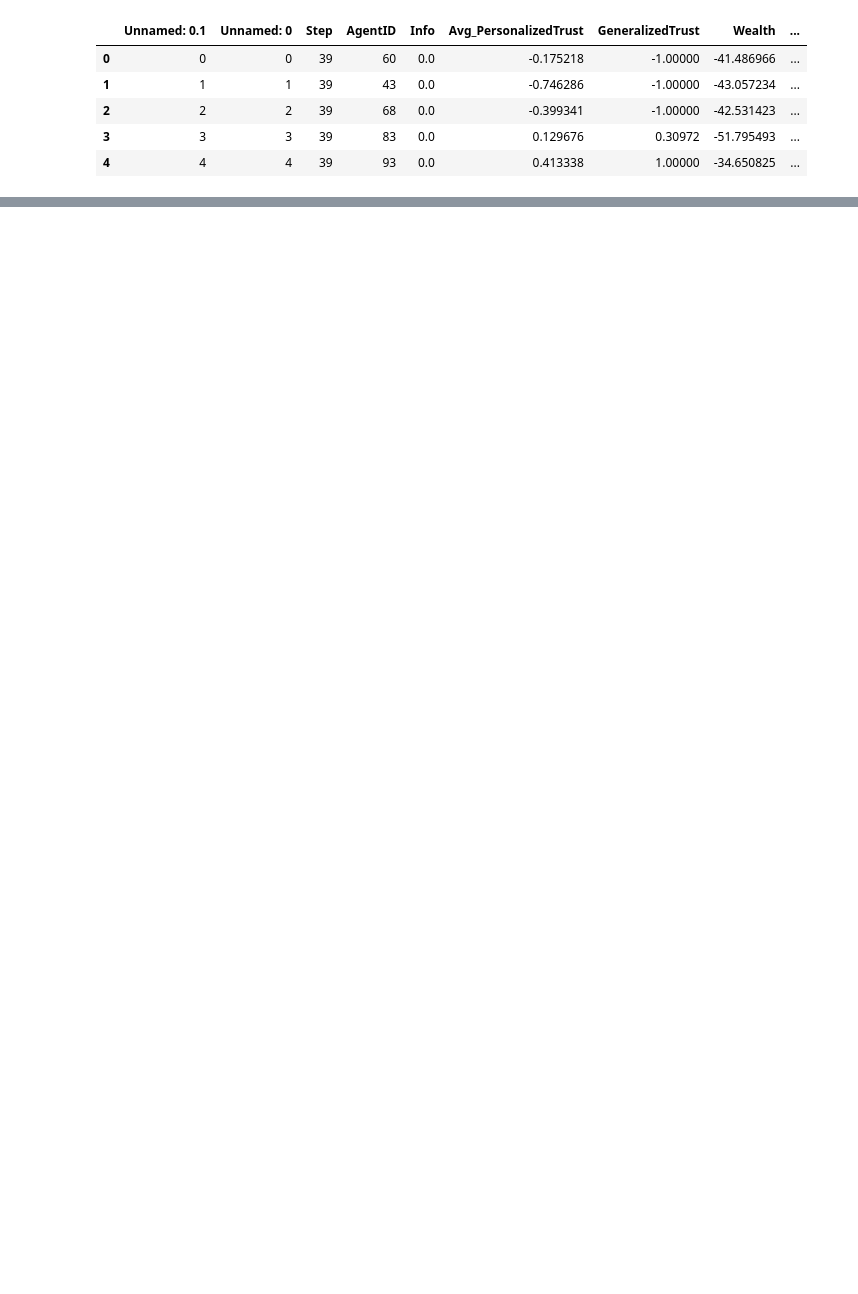
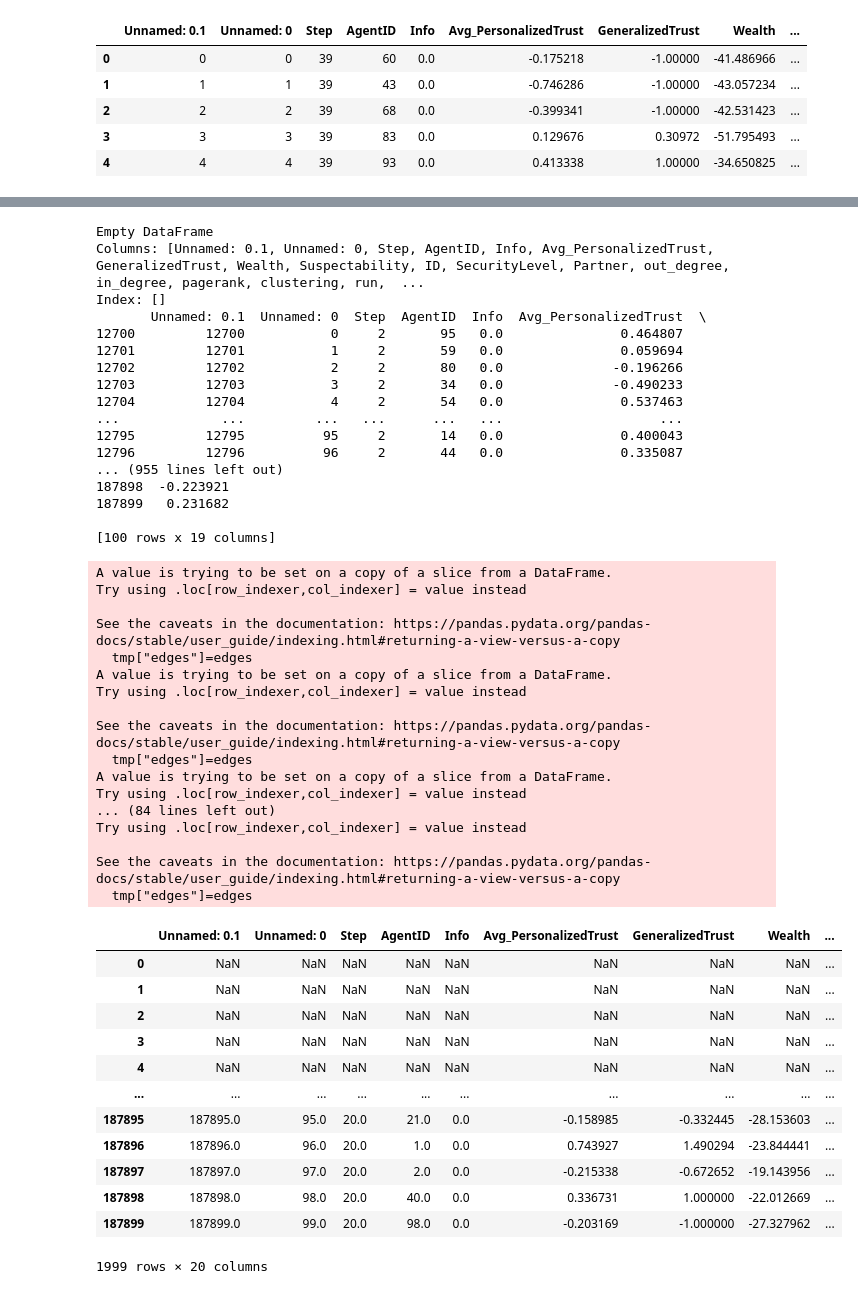
Before and after one commit to simstuff/abm_HS5, a Jupyter notebook: analysis.ipynb, the cells around one changed output, grey strips where cells are left out. Cells and saved outputs as stored; diff of their text form; code cells hidden in the pictures; blank space fills up the shorter version.

Commit message:
update data prep

```diff
--- a/analysis.ipynb
+++ b/analysis.ipynb
@@ -24,9 +23,13 @@ import glob
 path="/home/niklas/Documents/Studium_Uni_Bamberg/Semester4/PWM-PT-HS5/data"
 
 def load_network_data(path):
+    paths=[]
     for i,folder in enumerate(sorted(os.listdir(path),key=lambda x:int(x))):
         os.chdir(path+'/{}'.format(str(i+1)))
-        paths=glob.glob(os.path.join(path,folder,'network_data.{}'.format("csv")))
-        print(paths)
-load_network_data(path)
+        fpath=glob.glob(os.path.join(path,folder,'network_data.{}'.format("csv")))
+        paths.append(fpath)
+    return paths
+n_data=load_network_data(path)
+n_df=pd.read_csv(n_data[1][0])
+n_df.head()
 # %% [output]
@@ -64,0 +42,67 @@ AttributeError: module 'pandas' has no attribute 'read'
+# %%
+# combine dfs
+def combine_dfs(data,n_data):
+    df=pd.DataFrame()
+    j=1
+    for i, nd in enumerate(n_data):
+        n_df=pd.read_csv(nd[0])
+        #data[data["run"]==i]#=n_df["edges"]
+        tmp=data.loc[(data["run"]==i)&(data["Step"]==j)]
+        edges=n_df["edges"]
+        #print(edges)
+        print(tmp)
+        tmp["edges"]=edges
+        df=pd.concat([df,tmp])
+        j+=1
+    return df
+
+df=combine_dfs(data,n_data)
+df
+# %% [output]
+Empty DataFrame
+Columns: [Unnamed: 0.1, Unnamed: 0, Step, AgentID, Info, Avg_PersonalizedTrust, GeneralizedTrust, Wealth, Suspectability, ID, SecurityLevel, Partner, out_degree, in_degree, pagerank, clustering, run,  ...
+Index: []
+       Unnamed: 0.1  Unnamed: 0  Step  AgentID  Info  Avg_PersonalizedTrust  \
+12700         12700           0     2       95   0.0               0.464807
+12701         12701           1     2       59   0.0               0.059694
+12702         12702           2     2       80   0.0              -0.196266
+12703         12703           3     2       34   0.0              -0.490233
+12704         12704           4     2       54   0.0               0.537463
+...             ...         ...   ...      ...   ...                    ...
+12795         12795          95     2       14   0.0               0.400043
+12796         12796          96     2       44   0.0               0.335087
+... (955 lines left out)
+187898  -0.223921
+187899   0.231682
+
+[100 rows x 19 columns]
+A value is trying to be set on a copy of a slice from a DataFrame.
+Try using .loc[row_indexer,col_indexer] = value instead
+
+See the caveats in the documentation: https://pandas.pydata.org/pandas-docs/stable/user_guide/indexing.html#returning-a-view-versus-a-copy
+  tmp["edges"]=edges
+A value is trying to be set on a copy of a slice from a DataFrame.
+Try using .loc[row_indexer,col_indexer] = value instead
+
+See the caveats in the documentation: https://pandas.pydata.org/pandas-docs/stable/user_guide/indexing.html#returning-a-view-versus-a-copy
+  tmp["edges"]=edges
+A value is trying to be set on a copy of a slice from a DataFrame.
+Try using .loc[row_indexer,col_indexer] = value instead
+... (84 lines left out)
+Try using .loc[row_indexer,col_indexer] = value instead
+
+See the caveats in the documentation: https://pandas.pydata.org/pandas-docs/stable/user_guide/indexing.html#returning-a-view-versus-a-copy
+  tmp["edges"]=edges
+|  | Unnamed: 0.1 | Unnamed: 0 | Step | AgentID | Info | Avg_PersonalizedTrust | GeneralizedTrust | Wealth | ... |
+| 0 | NaN | NaN | NaN | NaN | NaN | NaN | NaN | NaN | ... |
+| 1 | NaN | NaN | NaN | NaN | NaN | NaN | NaN | NaN | ... |
+| 2 | NaN | NaN | NaN | NaN | NaN | NaN | NaN | NaN | ... |
+| 3 | NaN | NaN | NaN | NaN | NaN | NaN | NaN | NaN | ... |
+| 4 | NaN | NaN | NaN | NaN | NaN | NaN | NaN | NaN | ... |
+| ... | ... | ... | ... | ... | ... | ... | ... | ... | ... |
+| 187895 | 187895.0 | 95.0 | 20.0 | 21.0 | 0.0 | -0.158985 | -0.332445 | -28.153603 | ... |
+| 187896 | 187896.0 | 96.0 | 20.0 | 1.0 | 0.0 | 0.743927 | 1.490294 | -23.844441 | ... |
+| 187897 | 187897.0 | 97.0 | 20.0 | 2.0 | 0.0 | -0.215338 | -0.672652 | -19.143956 | ... |
+| 187898 | 187898.0 | 98.0 | 20.0 | 40.0 | 0.0 | 0.336731 | 1.000000 | -22.012669 | ... |
+| 187899 | 187899.0 | 99.0 | 20.0 | 98.0 | 0.0 | -0.203169 | -1.000000 | -27.327962 | ... |
+1999 rows × 20 columns
```
Also changed, not shown: parts of 5 cells of this notebook.
